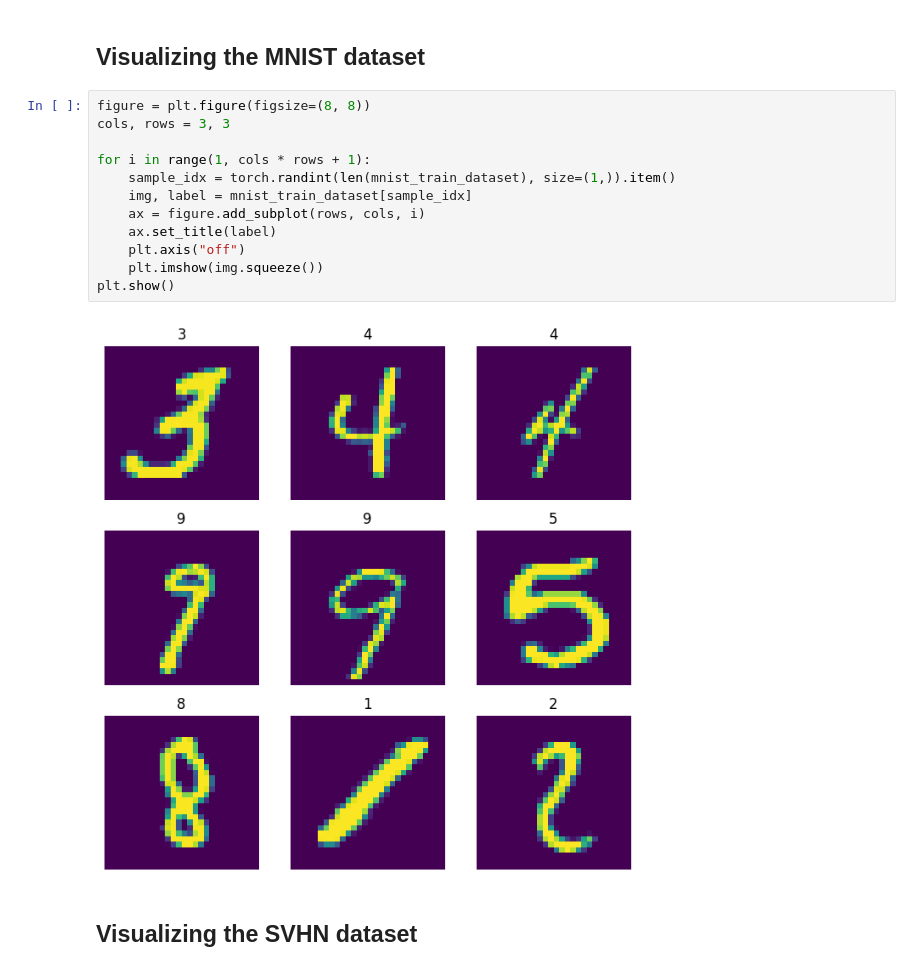
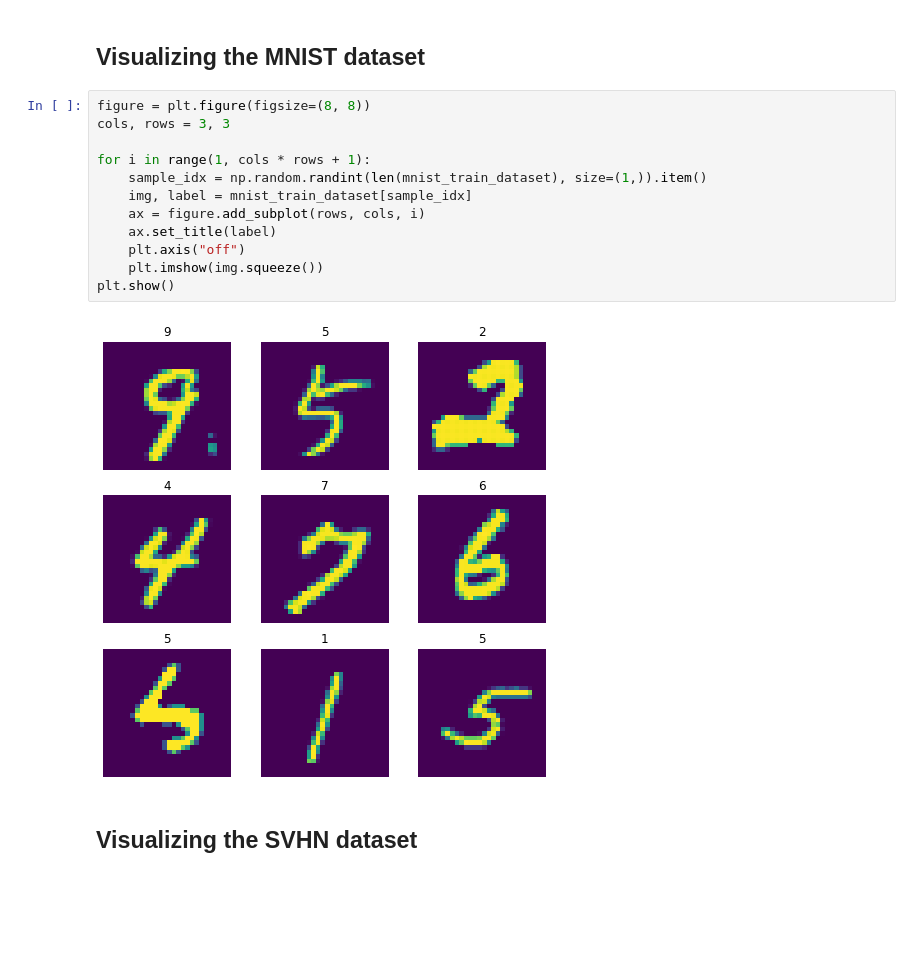
Before and after one commit to treyshotz/ML4CV, a Jupyter notebook: ML4CV.ipynb, the cells around one changed output. Drawn from its saved outputs; the diff is of its cells as text; blank space fills up the shorter version.

```diff
--- a/ML4CV.ipynb
+++ b/ML4CV.ipynb
@@ -42,17 +42,17 @@ Using downloaded and verified file: data/train_32x32.mat
 # %%
 figure = plt.figure(figsize=(8, 8))
 cols, rows = 3, 3
 
 for i in range(1, cols * rows + 1):
-    sample_idx = torch.randint(len(mnist_train_dataset), size=(1,)).item()
+    sample_idx = np.random.randint(len(mnist_train_dataset), size=(1,)).item()
     img, label = mnist_train_dataset[sample_idx]
     ax = figure.add_subplot(rows, cols, i)
     ax.set_title(label)
     plt.axis("off")
     plt.imshow(img.squeeze())
 plt.show()
 # %% [output]
-[figure, old version]
+[figure, new version]
 # %% [markdown]
 ## Visualizing the SVHN dataset
 # %%
```
Also changed, not shown: parts of 13 cells of this notebook.
